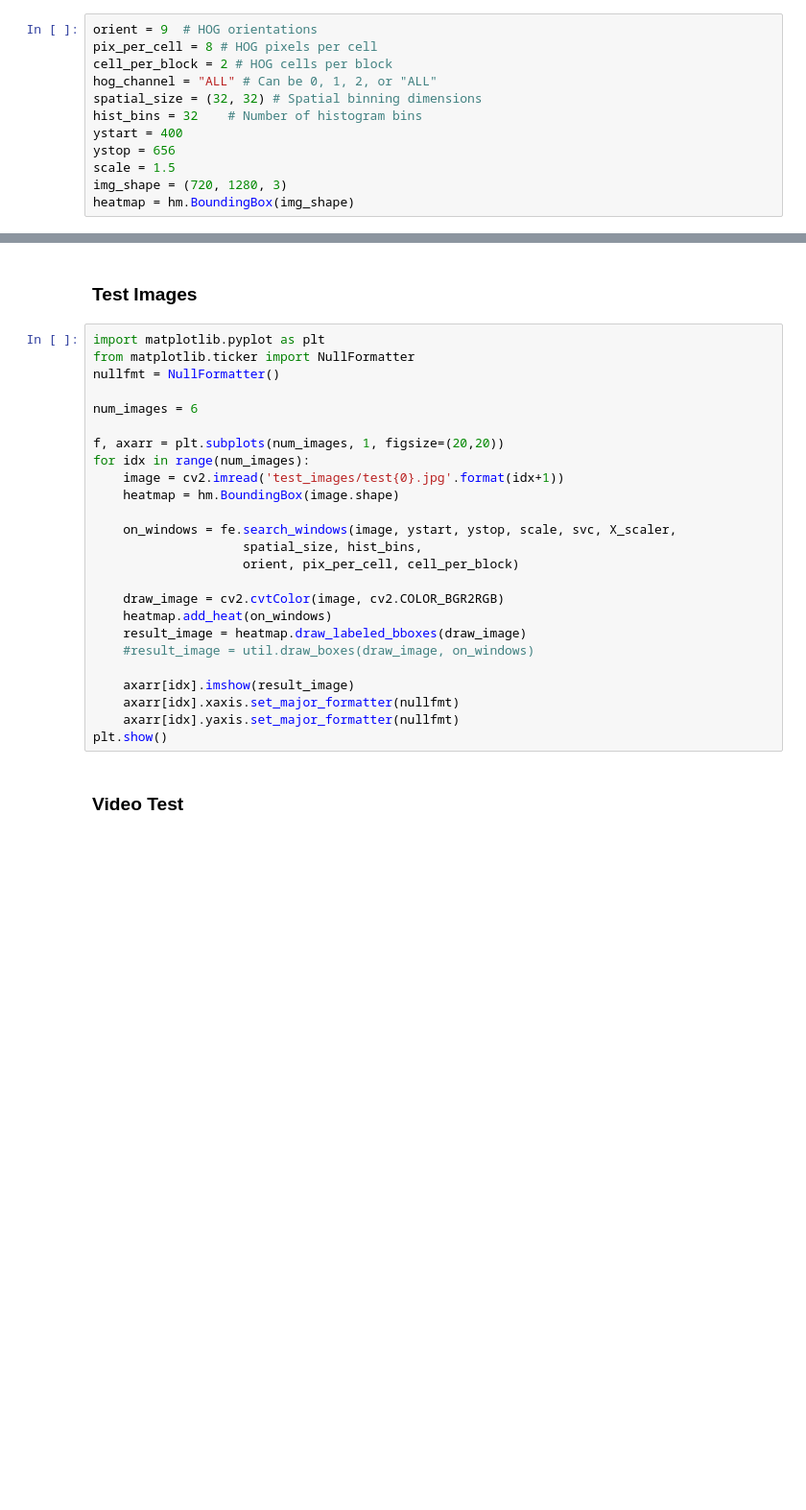
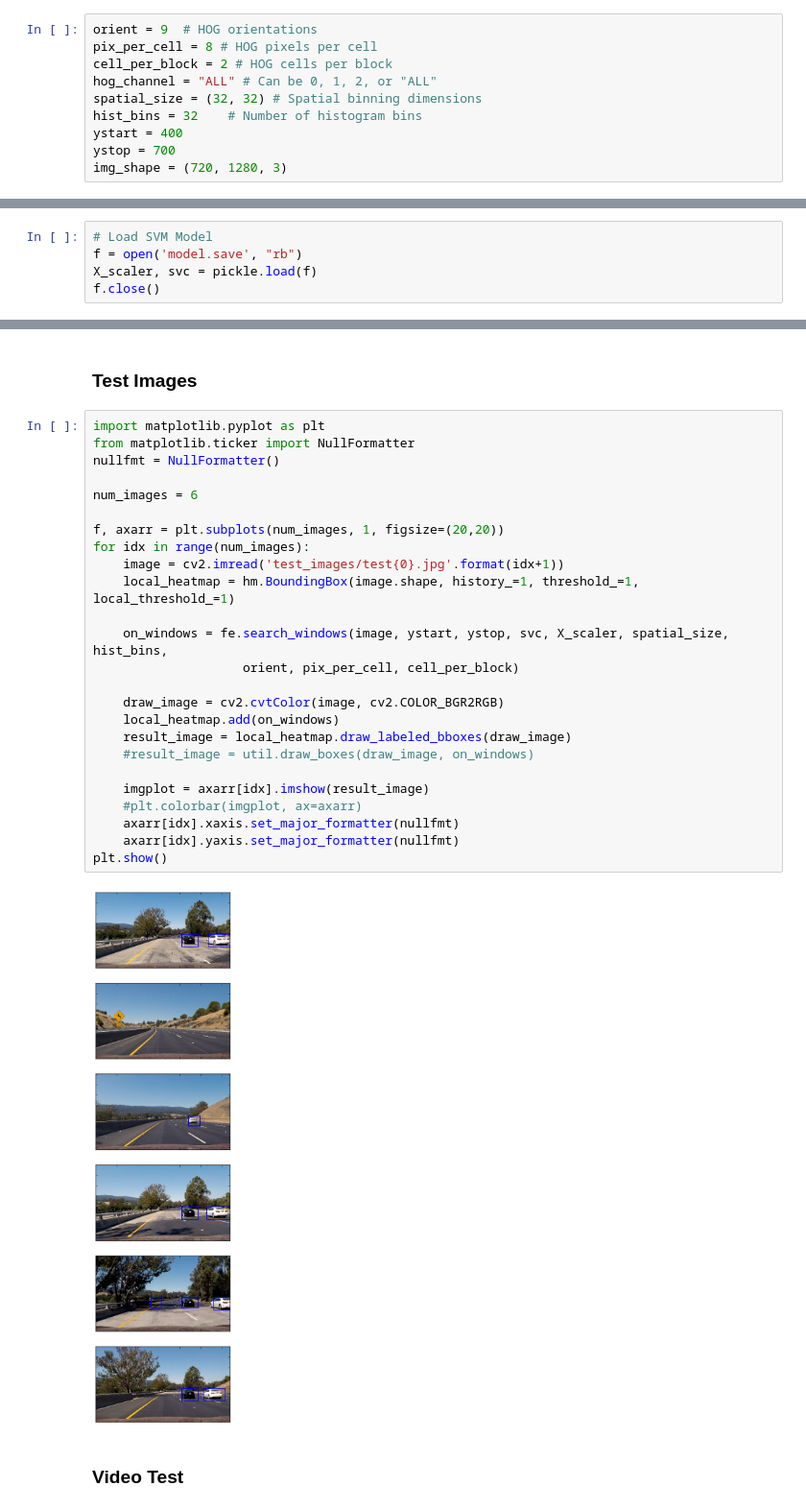
Before and after one commit to rdspring1/CarND-Vehicle-Detection, a Jupyter notebook: Vehicle_Detection.ipynb, the cells around one changed output, grey strips where cells are left out. Shown at 96% size. Cells and saved outputs as stored; diff of their text form; blank space fills up the shorter version.

```diff
--- a/Vehicle_Detection.ipynb
+++ b/Vehicle_Detection.ipynb
@@ -28,7 +31,5 @@ hog_channel = "ALL" # Can be 0, 1, 2, or "ALL"
 spatial_size = (32, 32) # Spatial binning dimensions
 hist_bins = 32    # Number of histogram bins
 ystart = 400
-ystop = 656
-scale = 1.5
+ystop = 700
 img_shape = (720, 1280, 3)
-heatmap = hm.BoundingBox(img_shape)
@@ -89,3 +123,8 @@ print("Test Accuracy: ", round(svc.score(X_test, y_test), 4))
+# %%
+# Load SVM Model
+f = open('model.save', "rb")
+X_scaler, svc = pickle.load(f)
+f.close()
 # %%
 def process_image(image):
     local_image = cv2.cvtColor(image, cv2.COLOR_RGB2BGR)
@@ -100,28 +138,30 @@ def process_image(image):
 # %%
 import matplotlib.pyplot as plt
 from matplotlib.ticker import NullFormatter
 nullfmt = NullFormatter()
 
 num_images = 6
 
 f, axarr = plt.subplots(num_images, 1, figsize=(20,20))
 for idx in range(num_images):
     image = cv2.imread('test_images/test{0}.jpg'.format(idx+1))
-    heatmap = hm.BoundingBox(image.shape)
+    local_heatmap = hm.BoundingBox(image.shape, history_=1, threshold_=1, local_threshold_=1)
 
-    on_windows = fe.search_windows(image, ystart, ystop, scale, svc, X_scaler,
-                    spatial_size, hist_bins,
+    on_windows = fe.search_windows(image, ystart, ystop, svc, X_scaler, spatial_size, hist_bins,
                     orient, pix_per_cell, cell_per_block)
 
     draw_image = cv2.cvtColor(image, cv2.COLOR_BGR2RGB)
-    heatmap.add_heat(on_windows)
-    result_image = heatmap.draw_labeled_bboxes(draw_image)
+    local_heatmap.add(on_windows)
+    result_image = local_heatmap.draw_labeled_bboxes(draw_image)
     #result_image = util.draw_boxes(draw_image, on_windows)
 
-    axarr[idx].imshow(result_image)
+    imgplot = axarr[idx].imshow(result_image)
+    #plt.colorbar(imgplot, ax=axarr)
     axarr[idx].xaxis.set_major_formatter(nullfmt)
     axarr[idx].yaxis.set_major_formatter(nullfmt)
 plt.show()
+# %% [output]
+[figure, added]
 # %% [markdown]
 ### Video Test
 # %%
```
Also changed, not shown: parts of 7 cells of this notebook, 10 other files.
